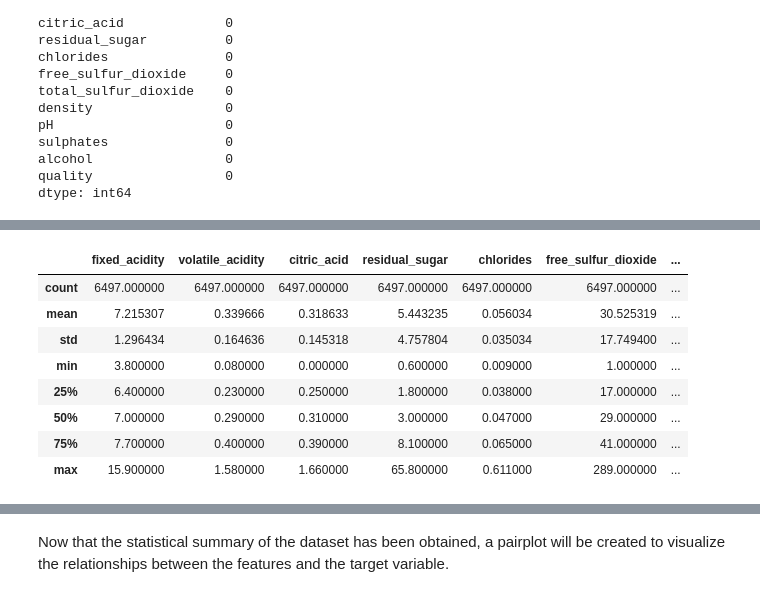
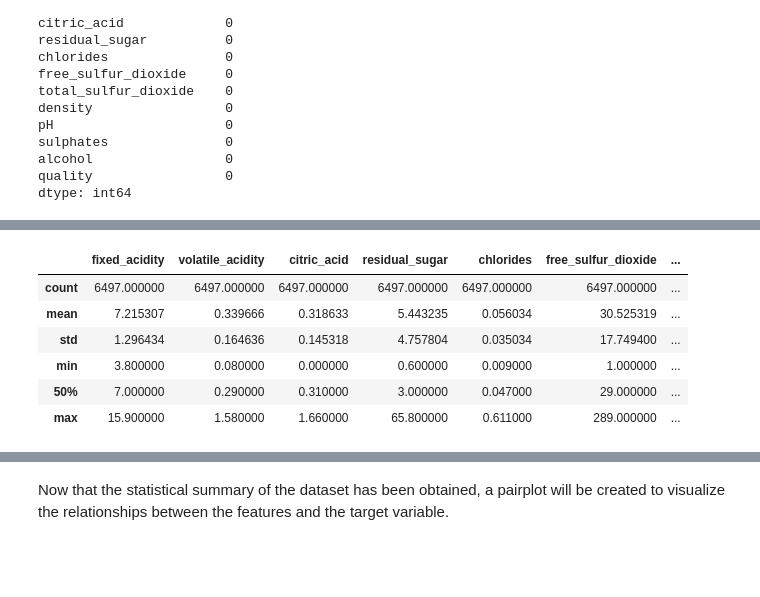
Before and after one commit to MiguelAruiz/MachineLearning-24-25-ProgressTasks, a Jupyter notebook: Progress_Task_1/Progress_Task_1.ipynb, the cells around one changed output, grey strips where cells are left out. Drawn from its saved outputs; the diff is of its cells as text; code cells hidden in the pictures; blank space fills up the shorter version.

```diff
--- a/Progress_Task_1/Progress_Task_1.ipynb
+++ b/Progress_Task_1/Progress_Task_1.ipynb
@@ -143,12 +126,10 @@ Now, let's take a look at the statistical summary of all these variables, as the
 # %%
-df_wine.describe()
+df_wine.describe(percentiles=[])
 # %% [output]
 |  | fixed_acidity | volatile_acidity | citric_acid | residual_sugar | chlorides | free_sulfur_dioxide | ... |
 | count | 6497.000000 | 6497.000000 | 6497.000000 | 6497.000000 | 6497.000000 | 6497.000000 | ... |
 | mean | 7.215307 | 0.339666 | 0.318633 | 5.443235 | 0.056034 | 30.525319 | ... |
 | std | 1.296434 | 0.164636 | 0.145318 | 4.757804 | 0.035034 | 17.749400 | ... |
 | min | 3.800000 | 0.080000 | 0.000000 | 0.600000 | 0.009000 | 1.000000 | ... |
-| 25% | 6.400000 | 0.230000 | 0.250000 | 1.800000 | 0.038000 | 17.000000 | ... |
 | 50% | 7.000000 | 0.290000 | 0.310000 | 3.000000 | 0.047000 | 29.000000 | ... |
-| 75% | 7.700000 | 0.400000 | 0.390000 | 8.100000 | 0.065000 | 41.000000 | ... |
 | max | 15.900000 | 1.580000 | 1.660000 | 65.800000 | 0.611000 | 289.000000 | ... |
```
Also changed, not shown: parts of 12 cells of this notebook.
